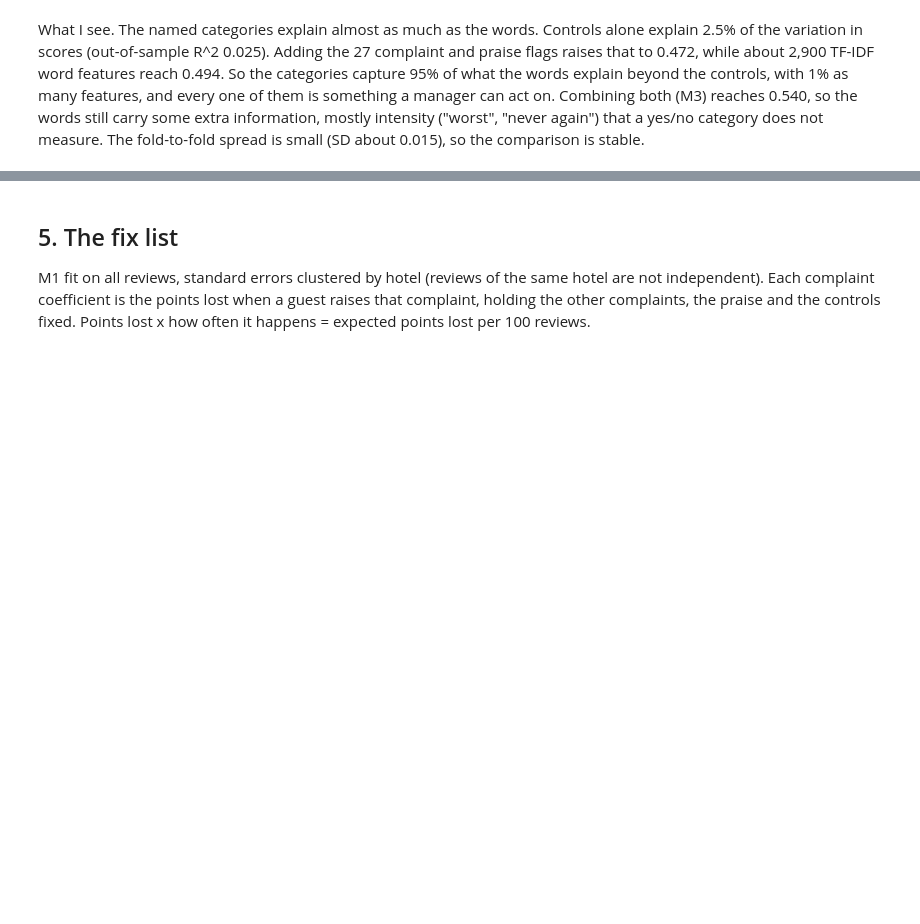
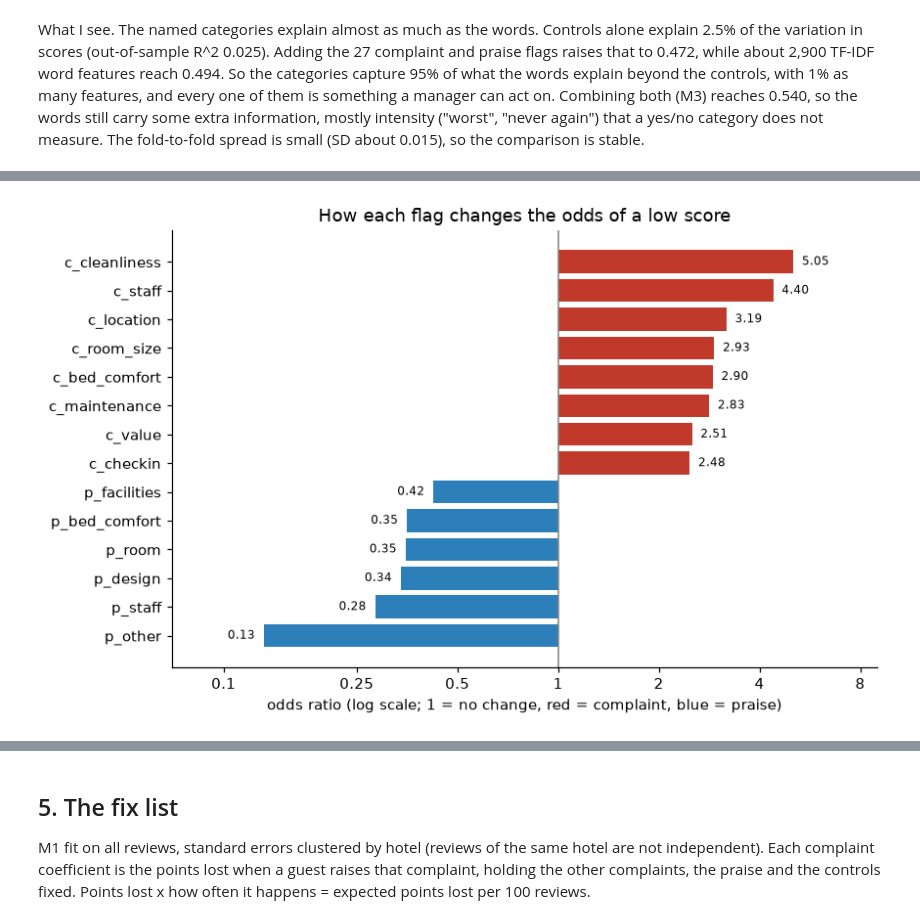
Before and after one commit to thebraxtonturner/info4360-project-turner, a Jupyter notebook: notebooks/phase3_analysis.ipynb, the cells around one changed output, grey strips where cells are left out. Drawn from its saved outputs; the diff is of its cells as text; code cells hidden in the pictures; blank space fills up the shorter version.

```diff
--- a/notebooks/phase3_analysis.ipynb
+++ b/notebooks/phase3_analysis.ipynb
@@ -402,0 +457,7 @@ What I see. The named categories explain almost as much as the words. Controls a
+# %%
+# Step 4.1: Low-score classifier: baseline vs. controls vs. categories vs. TF-IDF words (logistic regression)
+clf_table, clf_cm, clf_coefs = m.classify_low_score(df, X_controls, flags)
+print("Majority-class baseline accuracy:", f"{1 - df.Low_Score.mean():.1%}")
+display(clf_table.round(3))
+print("Confusion matrix, controls + categories, test set (4,000 reviews):")
+clf_cm
@@ -402,0 +477,20 @@ What I see. The named categories explain almost as much as the words. Controls a
+# %%
+# Which features matter: odds ratios of the complaint and praise flags (controls + categories model)
+odds = np.exp(pd.concat([clf_coefs.head(6), clf_coefs.tail(8)]))
+fig, ax = plt.subplots(figsize=(8, 5))
+# Bars start at 1 (no change): complaints grow right, praise grows left
+ax.barh(odds.index, odds.values - 1, left=1, color=[LOW if v > 1 else HIGH for v in odds.values])
+ax.axvline(1, color="grey", lw=1)
+ax.set_xscale("log")
+ax.set_xlim(0.07, 9)
+ticks = [0.1, 0.25, 0.5, 1, 2, 4, 8]
+ax.set_xticks(ticks, [f"{t:g}" for t in ticks])
+ax.minorticks_off()
+ax.set(title="How each flag changes the odds of a low score",
+       xlabel="odds ratio (log scale; 1 = no change, red = complaint, blue = praise)")
+for y_pos, v in enumerate(odds.values):
+    ax.text(v * (1.06 if v > 1 else 0.94), y_pos, f"{v:.2f}", va="center", ha="left" if v > 1 else "right", fontsize=8)
+plt.tight_layout()
+plt.show()
+# %% [output]
+[figure, added]
```
Also changed, not shown: parts of 10 cells of this notebook, 5 other files.
